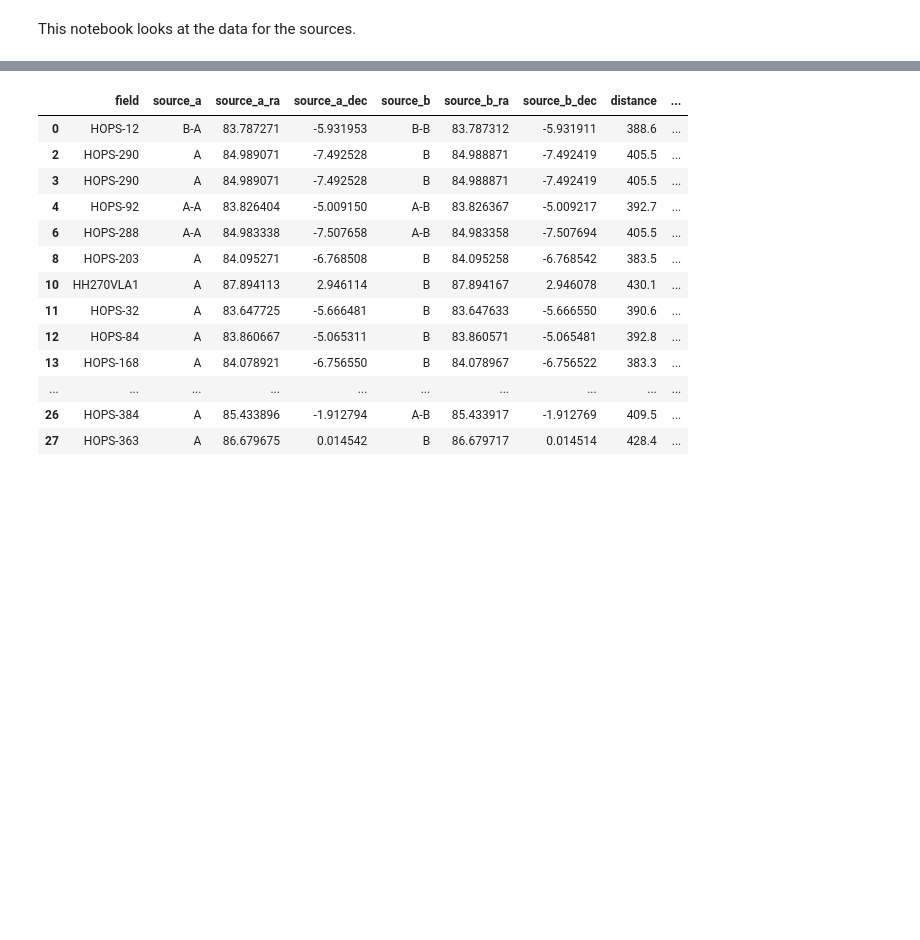
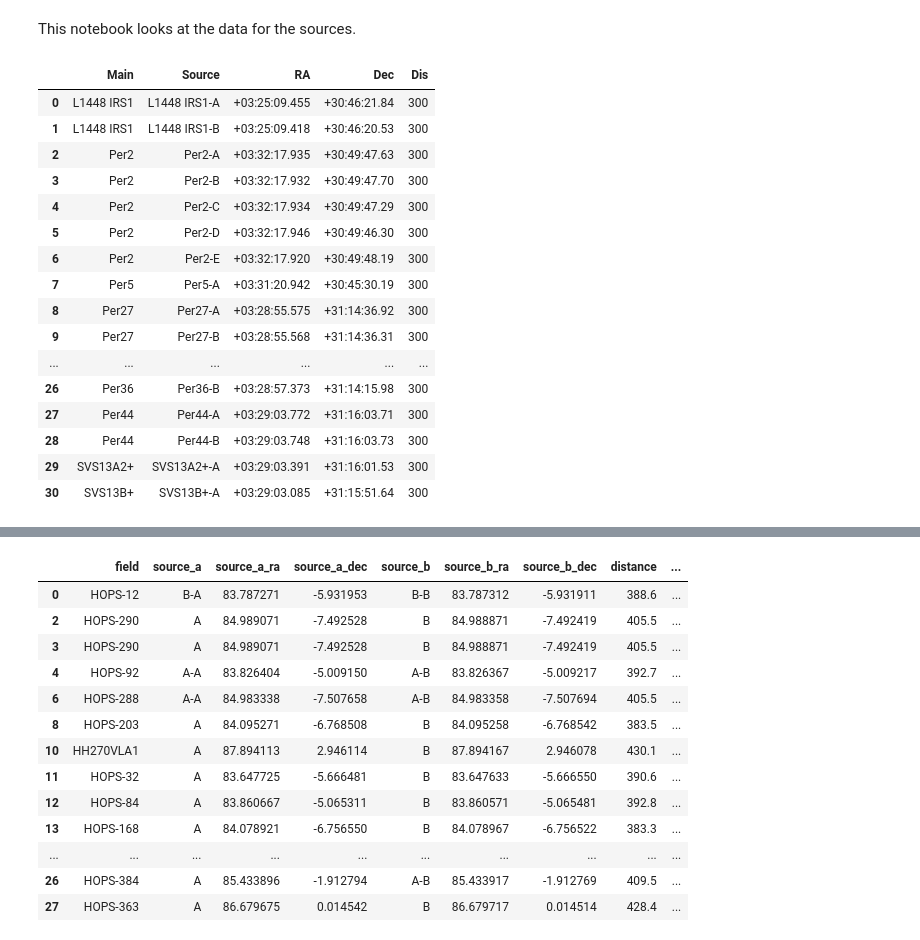
Before and after one commit to ryguy2k4/hops-research, a Jupyter notebook: notebooks/data.ipynb, the cells around one changed output, grey strips where cells are left out. Saved outputs shown, nothing was run; the diff lists cells and outputs as text; code cells hidden in the pictures; blank space fills up the shorter version.

```diff
--- a/notebooks/data.ipynb
+++ b/notebooks/data.ipynb
@@ -54,6 +54,35 @@ def angle_west_of_north(v):
     angle_rad = np.arctan2(y, x)  # atan2(y, x) gives the angle in radians
     angle_deg = np.degrees(angle_rad)  # Convert to degrees
     return (90 - angle_deg) % 360  # Ensure the angle is in [0, 360) range
+# %%
+perseus = astropy.io.ascii.read("../data/input/perseus.txt", delimiter="\t", guess=False).to_pandas()
+perseus.loc[perseus['Source'] == '-', 'Source'] = 'A'
+perseus['Source'] = perseus['Source'].apply(lambda x: str(x).removeprefix('-'))
+perseus['Name'] = perseus['Name'].replace('-', np.nan)
+perseus['Name'] = perseus['Name'].fillna(method='ffill')
+perseus['Source'] = perseus['Name'] + '-' + perseus['Source']
+perseus['Dis'] = 300
+perseus = perseus[['Name', 'Source', 'RA', 'Dec', 'Dis']]
+perseus = perseus.rename(columns={'Name': 'Main'})
+perseus
+# %% [output]
+|  | Main | Source | RA | Dec | Dis |
+| 0 | L1448 IRS1 | L1448 IRS1-A | +03:25:09.455 | +30:46:21.84 | 300 |
+| 1 | L1448 IRS1 | L1448 IRS1-B | +03:25:09.418 | +30:46:20.53 | 300 |
+| 2 | Per2 | Per2-A | +03:32:17.935 | +30:49:47.63 | 300 |
+| 3 | Per2 | Per2-B | +03:32:17.932 | +30:49:47.70 | 300 |
+| 4 | Per2 | Per2-C | +03:32:17.934 | +30:49:47.29 | 300 |
+| 5 | Per2 | Per2-D | +03:32:17.946 | +30:49:46.30 | 300 |
+| 6 | Per2 | Per2-E | +03:32:17.920 | +30:49:48.19 | 300 |
+| 7 | Per5 | Per5-A | +03:31:20.942 | +30:45:30.19 | 300 |
+| 8 | Per27 | Per27-A | +03:28:55.575 | +31:14:36.92 | 300 |
+| 9 | Per27 | Per27-B | +03:28:55.568 | +31:14:36.31 | 300 |
+| ... | ... | ... | ... | ... | ... |
+| 26 | Per36 | Per36-B | +03:28:57.373 | +31:14:15.98 | 300 |
+| 27 | Per44 | Per44-A | +03:29:03.772 | +31:16:03.71 | 300 |
+| 28 | Per44 | Per44-B | +03:29:03.748 | +31:16:03.73 | 300 |
+| 29 | SVS13A2+ | SVS13A2+-A | +03:29:03.391 | +31:16:01.53 | 300 |
+| 30 | SVS13B+ | SVS13B+-A | +03:29:03.085 | +31:15:51.64 | 300 |
 # %%
 source_info = astropy.io.ascii.read("../data/input/distances.txt").to_pandas()
 # filter for relevant targets
```
Also changed, not shown: parts of 2 cells of this notebook, 17 other files.
